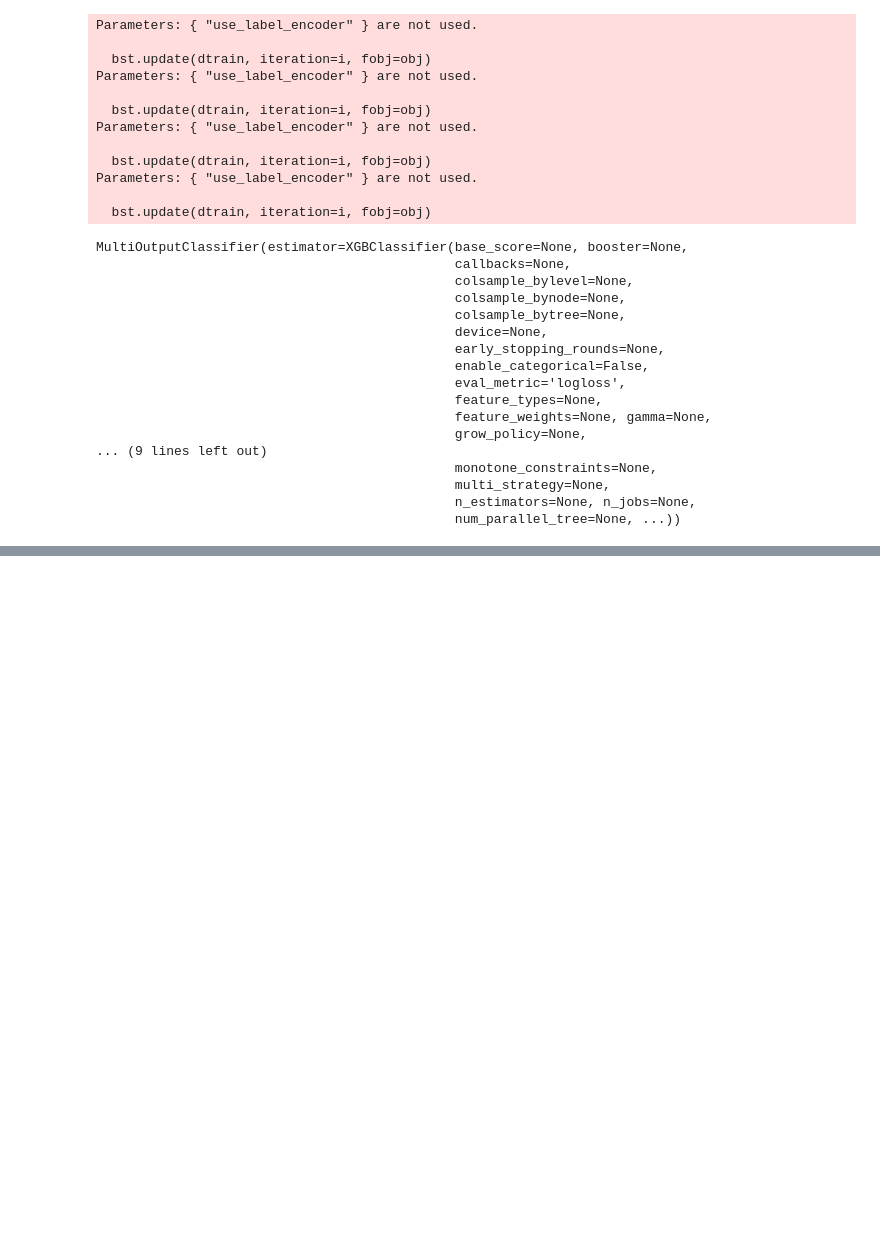
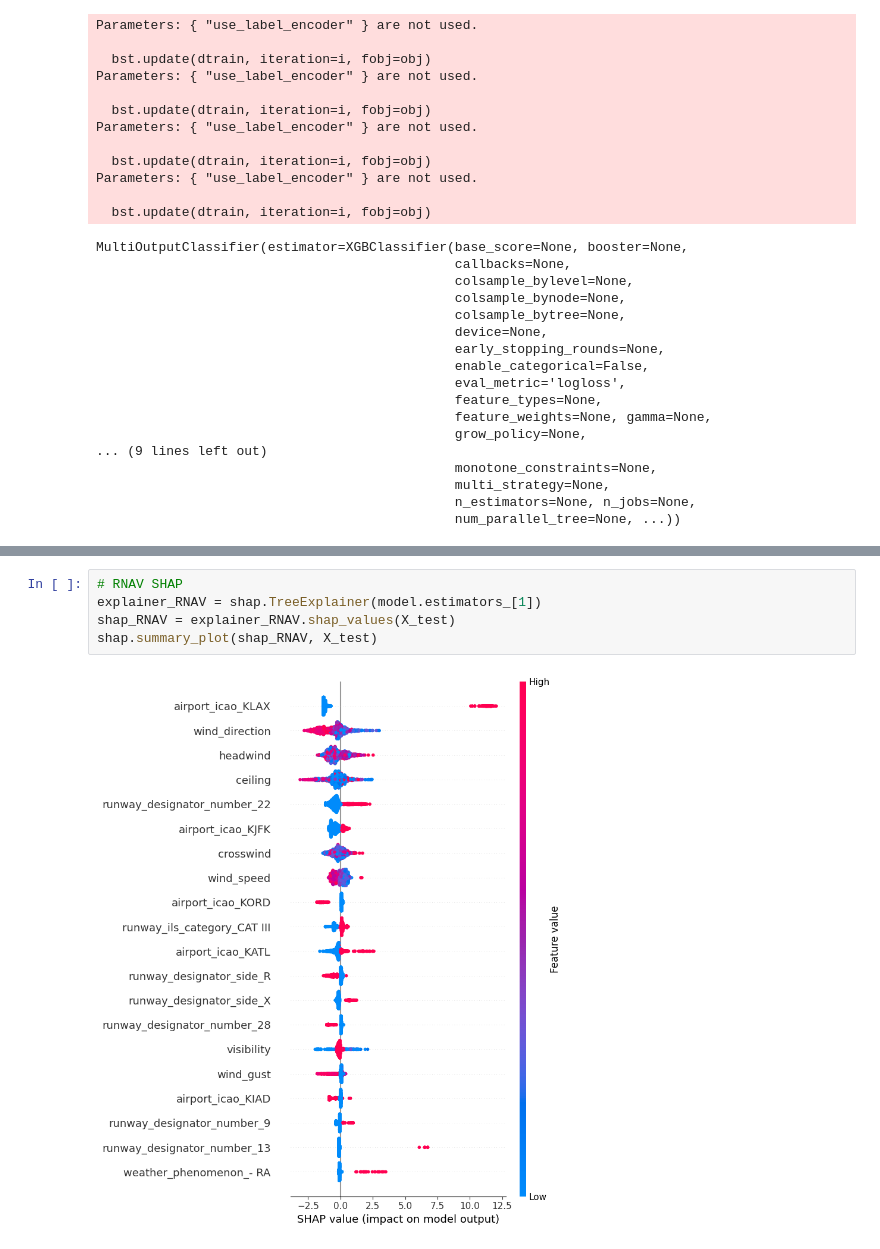
Before and after one commit to trdkhardani/aircraft-approach-type-prediction, a Jupyter notebook: build-train/xgboost/xgboost-moc.ipynb, the cells around one changed output, grey strips where cells are left out. Saved outputs shown, nothing was run; the diff lists cells and outputs as text; blank space fills up the shorter version.

```diff
--- a/build-train/xgboost/xgboost-moc.ipynb
+++ b/build-train/xgboost/xgboost-moc.ipynb
@@ -61,0 +70,7 @@ MultiOutputClassifier(estimator=XGBClassifier(base_score=None, booster=None,
+# %%
+# RNAV SHAP
+explainer_RNAV = shap.TreeExplainer(model.estimators_[1])
+shap_RNAV = explainer_RNAV.shap_values(X_test)
+shap.summary_plot(shap_RNAV, X_test)
+# %% [output]
+[figure, added]
```
Also changed, not shown: parts of 6 cells of this notebook, 1 other file.
